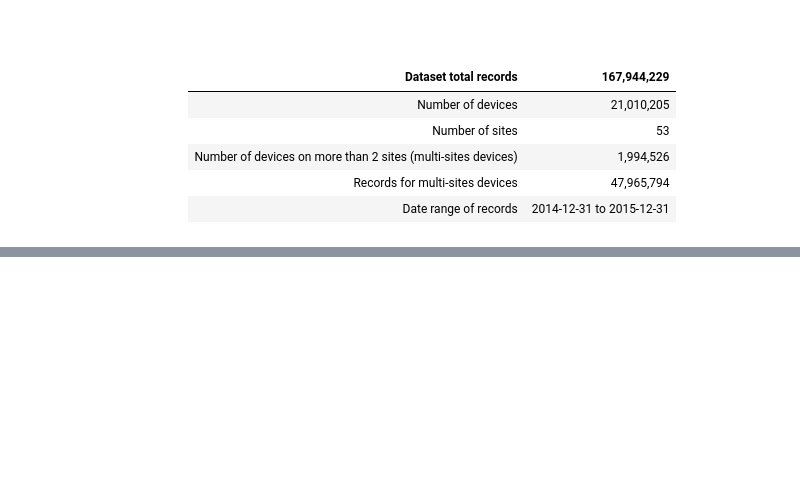
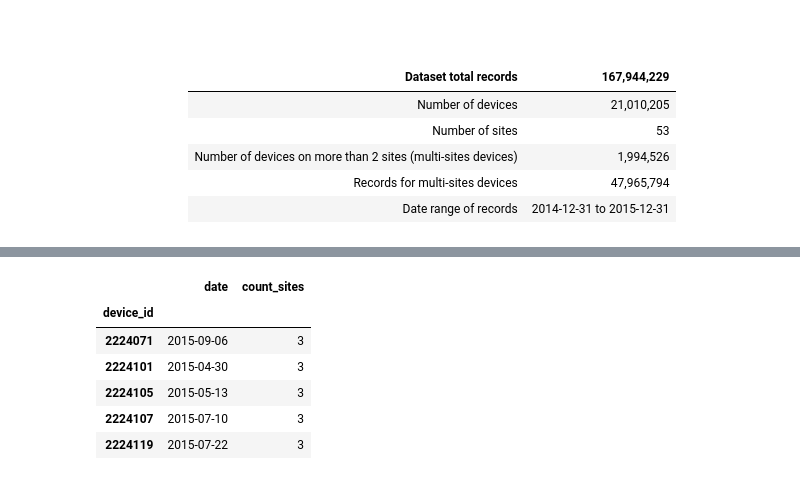
Before and after one commit to clementlefevre/CS109, a Jupyter notebook: xalid/nielse_data_exploration.ipynb, the cells around one changed output, grey strips where cells are left out. Drawn from its saved outputs; the diff is of its cells as text; code cells hidden in the pictures; blank space fills up the shorter version.

```diff
--- a/xalid/nielse_data_exploration.ipynb
+++ b/xalid/nielse_data_exploration.ipynb
@@ -46,0 +49,12 @@ pdh.display_spread()
+# %%
+df.columns=[['date',"count_sites"]]
+df = df[df.count_sites>2]
+df.head()
+# %% [output]
+|  | date | count_sites |
+| device_id |  |  |
+| 2224071 | 2015-09-06 | 3 |
+| 2224101 | 2015-04-30 | 3 |
+| 2224105 | 2015-05-13 | 3 |
+| 2224107 | 2015-07-10 | 3 |
+| 2224119 | 2015-07-22 | 3 |
```
Also changed, not shown: parts of 23 cells of this notebook, 1 other file.
